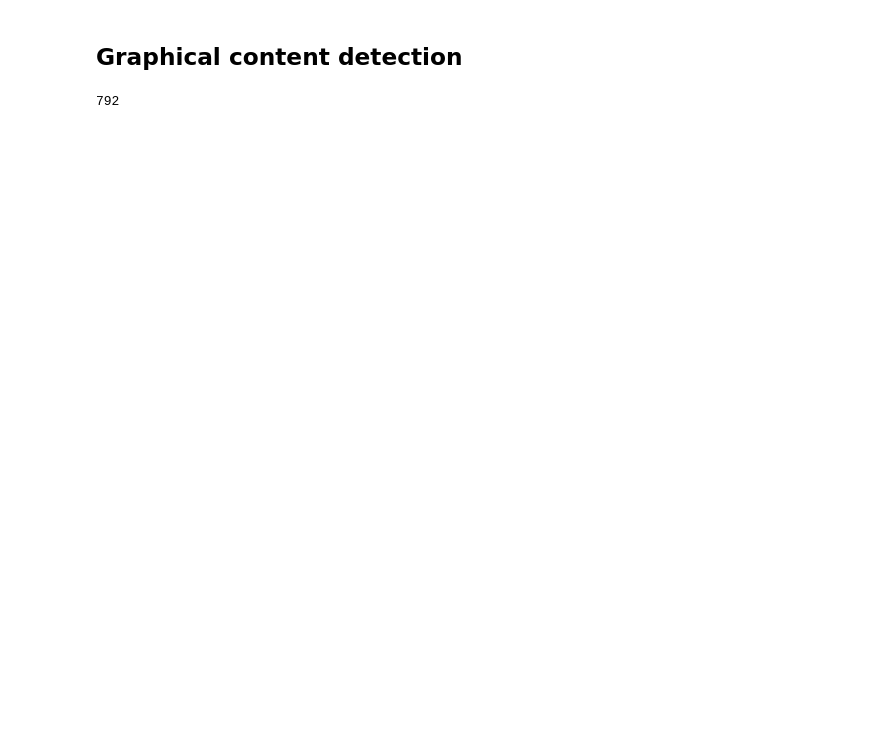
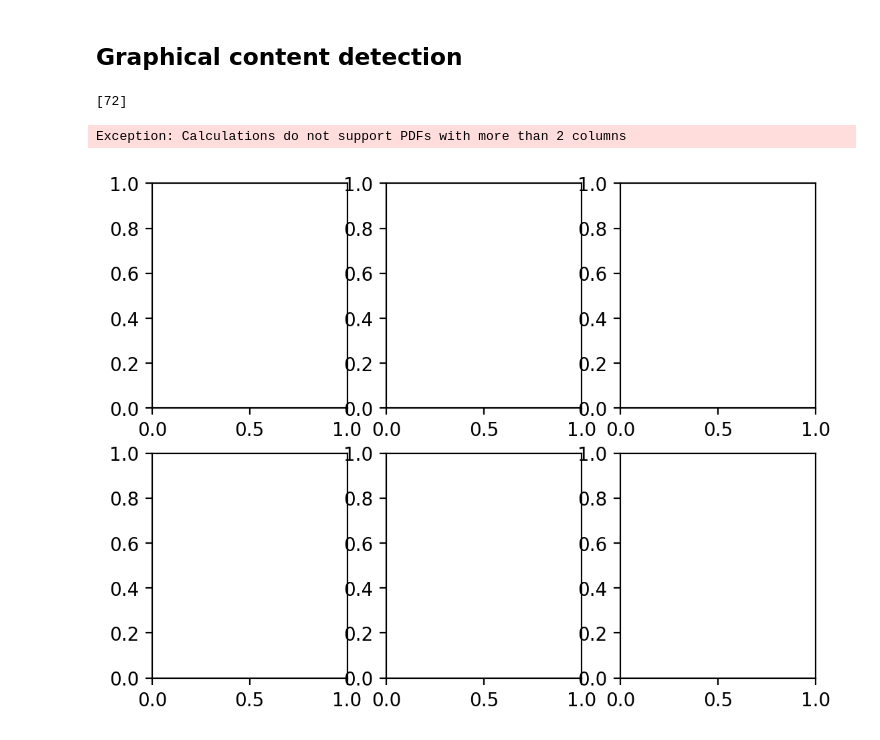
Before and after one commit to pengyuanli/PDFigCapX, a Jupyter notebook: pdfigcapx/src/chrome.ipynb, the cells around one changed output. Drawn from its saved outputs; the diff is of its cells as text; code cells hidden in the pictures; blank space fills up the shorter version.

Commit message:
caption region

```diff
--- a/pdfigcapx/src/chrome.ipynb
+++ b/pdfigcapx/src/chrome.ipynb
@@ -16,2 +13,0 @@ browser = launch_chromedriver()
-# %%
-page = extract_page_text_content(browser, pdf_path.resolve())
@@ -68,3 +13,0 @@ def draw_page_elements(ax, page: HtmlPage, png_path: str, min_text_length=30):
-# %%
-fig, ax = plt.subplots(dpi=150)
-draw_page_elements(ax, page, pdf_samples_base / 'page4.png', 30)
@@ -175,4 +93,5 @@ def calculate_document_layout(pages: list[HtmlPage], width_threshold=30):
 # %%
-content_region, row_width, row_height = calculate_document_layout(pages)
-content_region
+content_region, row_width, row_height, cols_layout = calculate_document_layout(pages)
+number_cols = len(cols_layout)
+content_region, cols_layout
 # %% [output]
@@ -296,4 +192,0 @@ def detect_boxes(pages: list[HtmlPage], xpdf_path: str):
-# %%
-pages[0].height
-# %% [output]
-792
@@ -300 +360,41 @@ pages[0].height
+# %%
+cols_layout
+# %% [output]
+[72]
+# %%
+layout, row_width, row_height, cols_layout = calculate_document_layout(pages)
+num_cols_in_doc = len(cols_layout)
+
+number_cols = 3
+number_rows = int(len(pages) / number_cols)
+
+_, ax = plt.subplots(number_rows, number_cols, dpi=200)
+
+for idx, page in enumerate(pages):
+  # page_name = f"page{idx+1}.png"
+  page_name = page.img_name
+  png_path = (Path(xpdf_folder_path) / page_name).resolve()
+
+  col = idx % number_cols
+  row = int(idx / number_cols)
+
+  page_image = Image.open(png_path)
+  page_image = page_image.resize((page.width, page.height))
+  draw_content_region(ax[row][col], content_region)
+  draw_text_regions(ax[row][col], page)
+
+  # probably don't filter by more height here yet, as some labels connect
+  # the figures
+  candidates, fig_containers, table_containers = get_potential_figure_bboxes(xpdf_folder_path, page, layout, row_height)
+  draw_figure_candidates(ax[row][col], candidates)
+
+  caption_bboxes = [x.to_bbox() for x in fig_containers]
+  draw_bboxes(ax[row][col], caption_bboxes, 'black', 'black', 1.0)
+  regions = estimate_caption_regions(fig_containers, number_cols, page.width, page.height, row_width, row_height, cols_layout )
+
+
+  ax[row][col].imshow(page_image)
+# %% [output]
+Exception: Calculations do not support PDFs with more than 2 columns
+[figure, added]
 # %%
```
Also changed, not shown: parts of 12 cells of this notebook, 2 other files.
